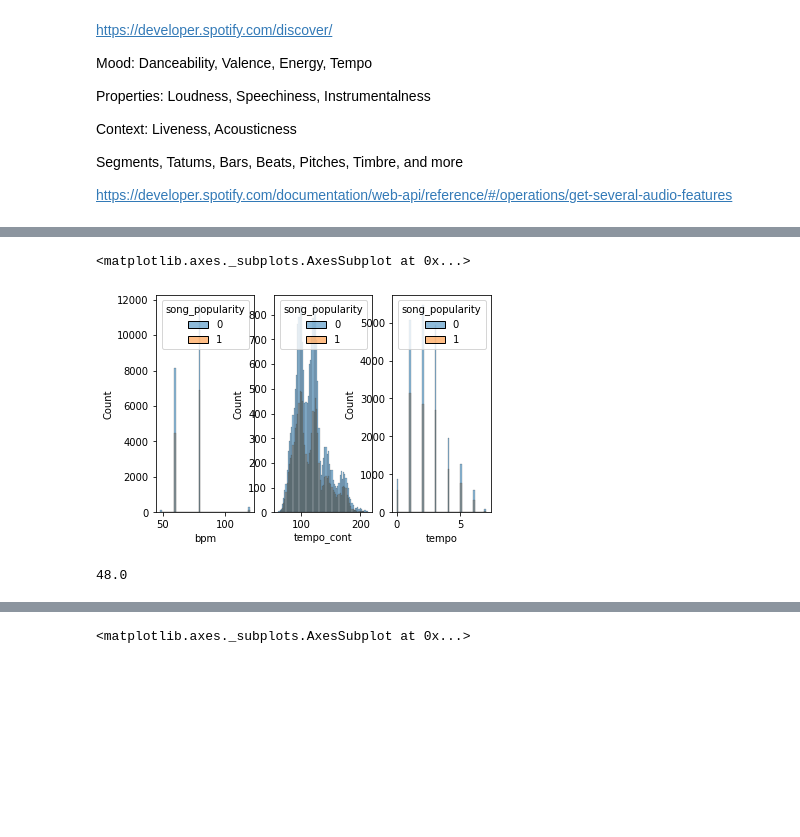
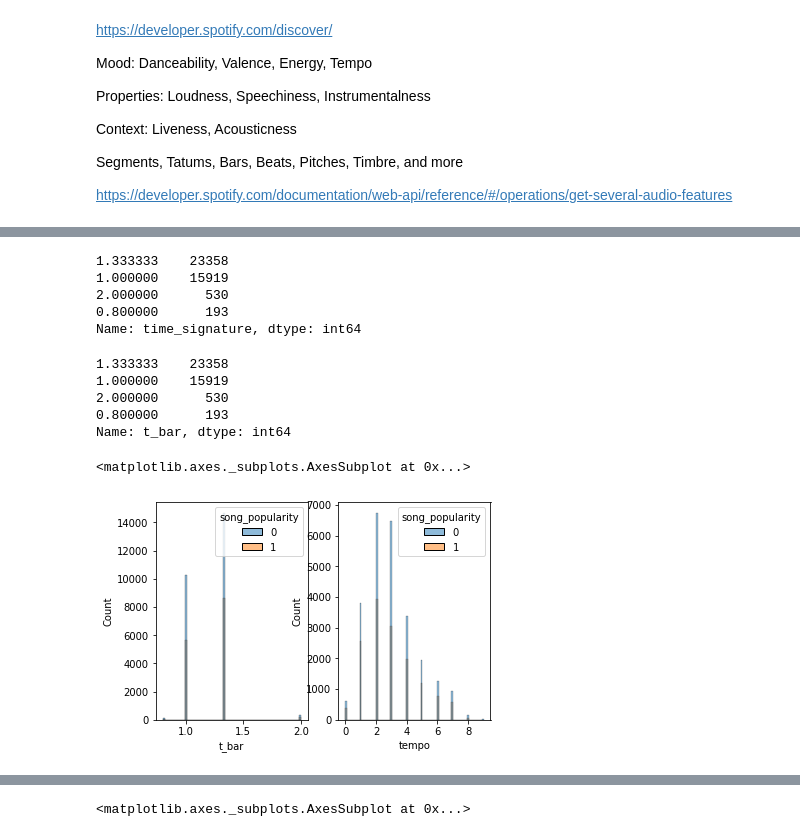
Before and after one commit to thatgeeman/nbs, a Jupyter notebook: Song_Popularity.ipynb, the cells around one changed output, grey strips where cells are left out. Cells and saved outputs as stored; diff of their text form; code cells hidden in the pictures; blank space fills up the shorter version.

```diff
--- a/Song_Popularity.ipynb
+++ b/Song_Popularity.ipynb
@@ -411,8 +461,7 @@ Segments, Tatums, Bars, Beats, Pitches, Timbre, and more
 
 https://developer.spotify.com/documentation/web-api/reference/#/operations/get-several-audio-features
 # %%
-x_kbd["is_live"] = (x_kbd.liveness>=0.8).astype(int)
-v_kbd["is_live"] = (v_kbd.liveness>=0.8).astype(int)
-t_kbd["is_live"] = (t_kbd.liveness>=0.8).astype(int)
+x["is_live"] = (x.liveness>=0.8).astype(int)
+t["is_live"] = (t.liveness>=0.8).astype(int)
 # %%
 cat_cols.append("is_live")
@@ -424,14 +474,12 @@ x_kbd.is_live.sum(), v_kbd.is_live.sum(), t_kbd.is_live.sum()
 # %%
 kbd_2 = KBinsDiscretizer(n_bins=3, encode='ordinal', strategy='uniform')
 # %%
-x_kbd['speechiness_level'] = kbd_2.fit_transform(x_kbd['speechiness'].values.reshape(-1,1))
-v_kbd['speechiness_level'] = kbd_2.transform(v_kbd['speechiness'].values.reshape(-1,1))
-t_kbd['speechiness_level'] = kbd_2.transform(t_kbd['speechiness'].values.reshape(-1,1))
+x['speechiness_level'] = kbd_2.fit_transform(x['speechiness'].values.reshape(-1,1))
+t['speechiness_level'] = kbd_2.transform(t['speechiness'].values.reshape(-1,1))
 # %%
 cat_cols.append("speechiness_level")
 feature_cols.append("speechiness_level")
 # %%
-x_kbd['valence'] = kbd_2.fit_transform(x_kbd['audio_valence'].values.reshape(-1,1))
-v_kbd['valence'] = kbd_2.transform(v_kbd['audio_valence'].values.reshape(-1,1))
-t_kbd['valence'] = kbd_2.transform(t_kbd['audio_valence'].values.reshape(-1,1))
+x['cat_valence'] = kbd_2.fit_transform(x['audio_valence'].values.reshape(-1,1))
+t['cat_valence'] = kbd_2.transform(t['audio_valence'].values.reshape(-1,1))
 # %%
@@ -445,5 +493,12 @@ sns.histplot(data=x_kbd, x='valence', hue=target_col)
 # %%
 # https://music.stackexchange.com/questions/90286/how-long-is-a-bar
-x_kbd['bpm'] = (60./x_kbd.time_signature)*4
-v_kbd['bpm'] = (60./v_kbd.time_signature)*4
-t_kbd['bpm'] = (60./t_kbd.time_signature)*4
+x['t_bar'] = ((1/x.time_signature)*4)
+t['t_bar'] = ((1/t.time_signature)*4) # seconds per bar
+# %%
+((1/x.time_signature)*4).value_counts()
+# %% [output]
+1.333333    23358
+1.000000    15919
+2.000000      530
+0.800000      193
+Name: time_signature, dtype: int64
@@ -453,14 +510,16 @@ feature_cols.append("bpm")
+# %%
+x.t_bar.value_counts()
+# %% [output]
+1.333333    23358
+1.000000    15919
+2.000000      530
+0.800000      193
+Name: t_bar, dtype: int64
 # %%
-plt.subplot(1,3,1)
-sns.histplot(data=x_kbd, x='bpm', hue=target_col)
-plt.subplot(1,3,2)
-sns.histplot(data=x_kbd, x='tempo_cont', hue=target_col)
-plt.subplot(1,3,3)
-sns.histplot(data=x_kbd, x='tempo', hue=target_col)
+plt.subplot(1,2,1)
+sns.histplot(data=x, x='t_bar', hue=target_col)
+plt.subplot(1,2,2)
+sns.histplot(data=x, x='tempo', hue=target_col)
 # %% [output]
 <matplotlib.axes._subplots.AxesSubplot at 0x...>
-[figure, old version]
+[figure, new version]
-# %%
-x_kbd.bpm.min()
-# %% [output]
-48.0
```
Also changed, not shown: parts of 163 cells of this notebook.
